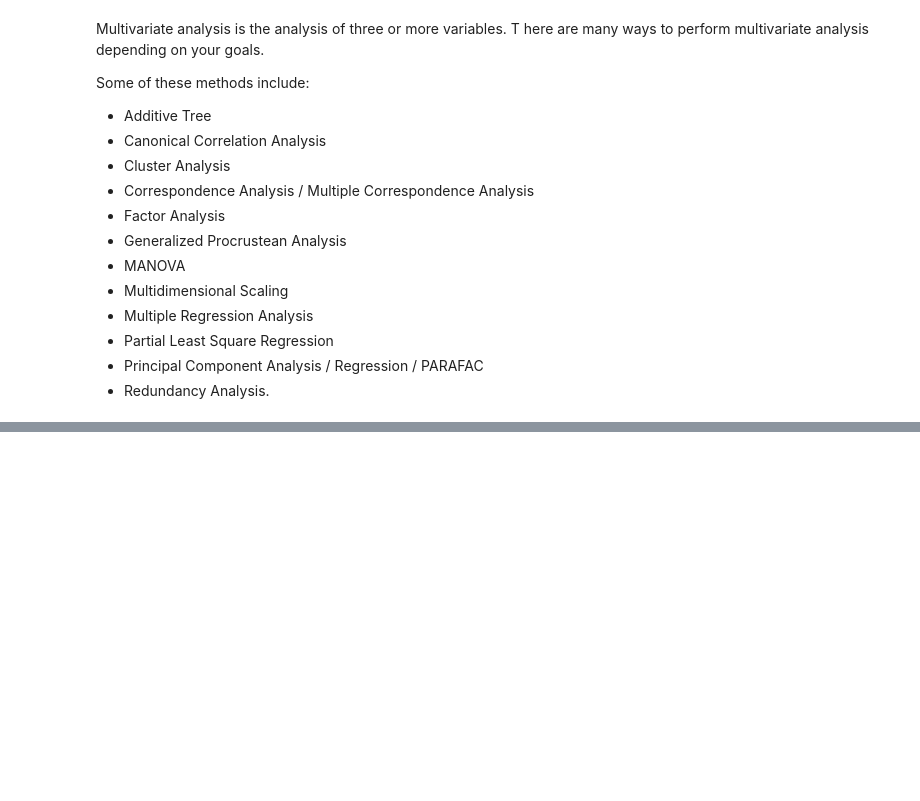
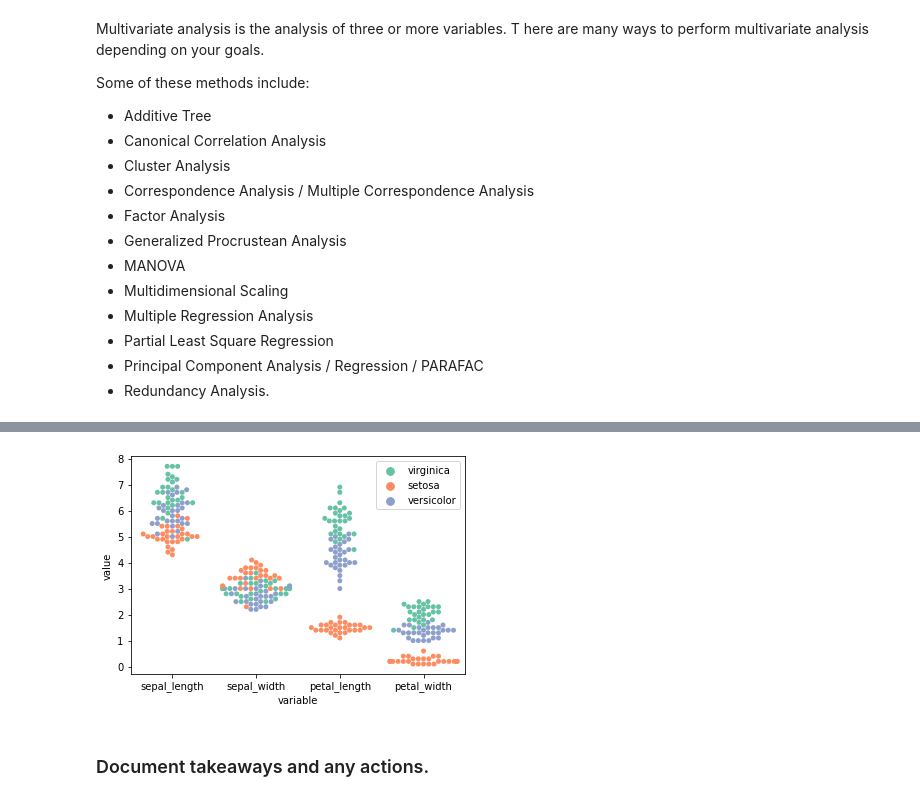
Before and after one commit to RobLMurphy92/classification-exercises, a Jupyter notebook: classification_exercises.ipynb, the cells around one changed output, grey strips where cells are left out. Drawn from its saved outputs; the diff is of its cells as text; code cells hidden in the pictures; blank space fills up the shorter version.

```diff
--- a/classification_exercises.ipynb
+++ b/classification_exercises.ipynb
@@ -972,0 +866,7 @@ Some of these methods include:
+# %%
+# 80/20 train test split
+train, test = train_test_split(quant_vars, train_size=0.8, random_state=1349, stratify=quant_vars.species)
+# 70/30 train validate split
+train, validate = train_test_split(train, train_size=0.7, random_state=1349, stratify=train.species)
+# %%
+melted_numeric = train.melt(id_vars = 'species')
@@ -972,0 +889,8 @@ Some of these methods include:
+# %%
+sns.swarmplot(x='variable', y='value', data=melted_numeric, hue='species', palette='Set2')
+plt.legend()
+plt.show()
+# %% [output]
+[figure, added]
+# %% [markdown]
+### Document takeaways and any actions.
```
Also changed, not shown: parts of 28 cells of this notebook.
